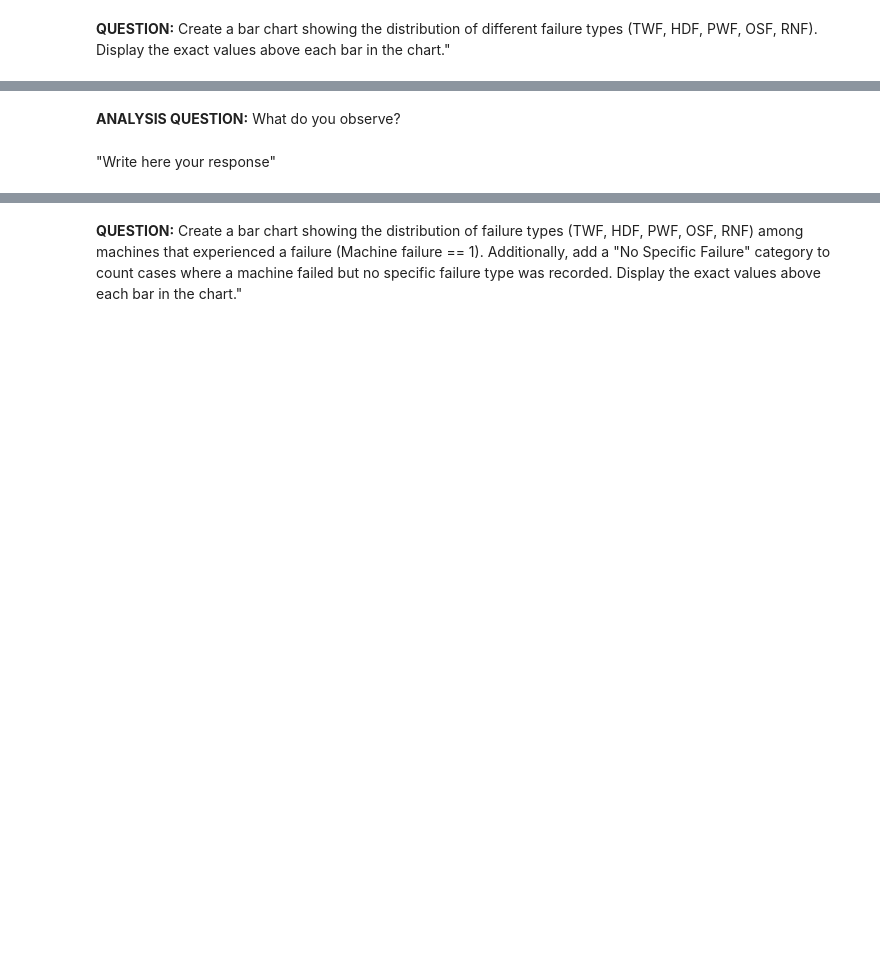
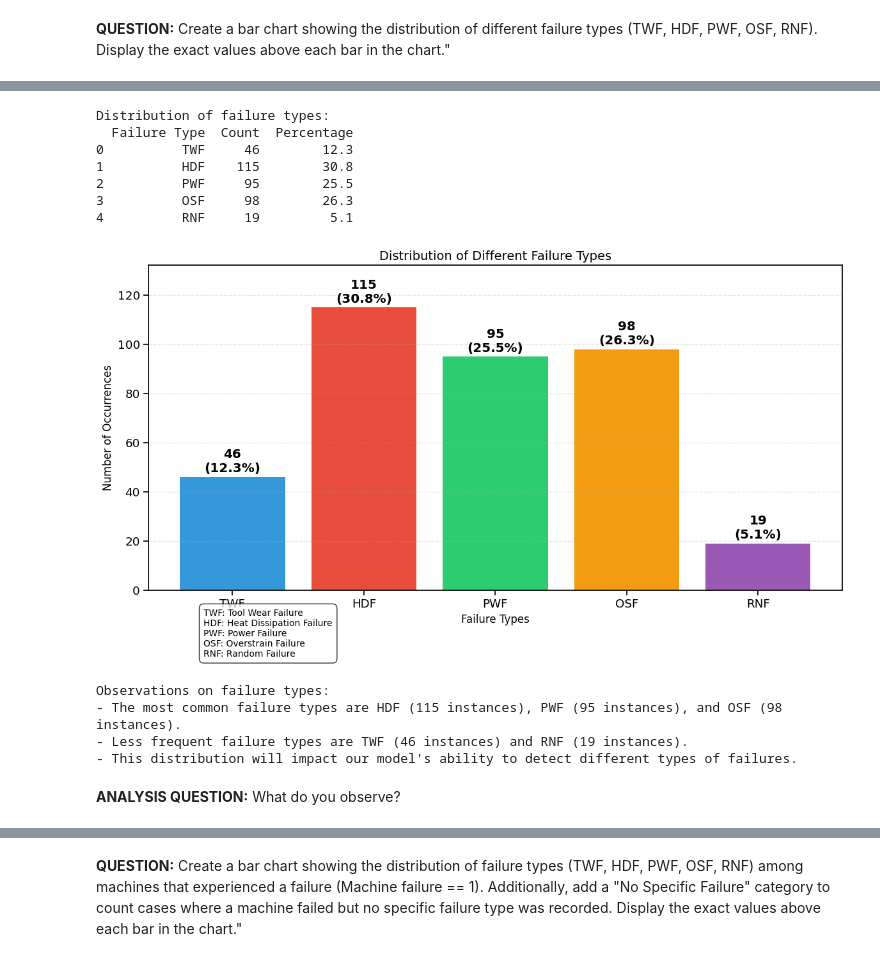
Before and after one commit to Tichow/TP_IA_embarquee, a Jupyter notebook: neural_network/TP_IA_EMBARQUEE.ipynb, the cells around one changed output, grey strips where cells are left out. Saved outputs shown, nothing was run; the diff lists cells and outputs as text; code cells hidden in the pictures; blank space fills up the shorter version.

```diff
--- a/neural_network/TP_IA_EMBARQUEE.ipynb
+++ b/neural_network/TP_IA_EMBARQUEE.ipynb
@@ -113,4 +187,79 @@ plt.show()
+# %%
+# Visualize the distribution of different failure types
+
+# Extract failure type columns
+failure_types = ['TWF', 'HDF', 'PWF', 'OSF', 'RNF']
+failure_counts = [maintenance_data[failure_type].sum() for failure_type in failure_types]
+
+# Create a DataFrame for better analysis
+failure_df = pd.DataFrame({
+    'Failure Type': failure_types,
+    'Count': failure_counts
+})
+
+# Calculate percentage of each failure type
+total_failures = sum(failure_counts)
+failure_df['Percentage'] = (failure_df['Count'] / total_failures * 100).round(1)
+print("Distribution of failure types:")
+print(failure_df)
+
+# Define custom colors for better visualization
+failure_colors = ['#3498db', '#e74c3c', '#2ecc71', '#f39c12', '#9b59b6']
+
+# Create bar chart
+plt.figure(figsize=(12, 7))
+bars = plt.bar(failure_types, failure_counts, color=failure_colors)
+plt.xlabel('Failure Types', fontsize=12)
+plt.ylabel('Number of Occurrences', fontsize=12)
+plt.title('Distribution of Different Failure Types', fontsize=14)
+
+# Add count and percentage labels above each bar
+for bar, count, percentage in zip(bars, failure_counts, failure_df['Percentage']):
+    height = bar.get_height()
+    plt.text(bar.get_x() + bar.get_width()/2., height + 1,
+             f'{count}\n({percentage}%)',
+             ha='center', va='bottom', fontweight='bold')
+
+# Add a grid for better readability
+plt.grid(axis='y', alpha=0.3, linestyle='--')
+
+# Add a legend explaining failure types
+failure_descriptions = {
+    'TWF': 'Tool Wear Failure',
+    'HDF': 'Heat Dissipation Failure',
+    'PWF': 'Power Failure',
+    'OSF': 'Overstrain Failure',
+    'RNF': 'Random Failure'
+}
+
+# Add text box with failure type descriptions
+plt.figtext(0.15, 0.01, '\n'.join([f"{code}: {desc}" for code, desc in failure_descriptions.items()]),
+            fontsize=10, bbox=dict(facecolor='white', alpha=0.8, boxstyle='round,pad=0.5'))
+
+# Adjust plot layout
+plt.ylim(0, max(failure_counts) * 1.15)  # Provide more space at the top
+plt.tight_layout(rect=[0, 0.05, 1, 0.95])
+plt.show()
+
+# Analysis of the distribution
+print("\nObservations on failure types:")
+print(f"- The most common failure types are HDF ({failure_df.iloc[1]['Count']} instances), " +
+      f"PWF ({failure_df.iloc[2]['Count']} instances), and OSF ({failure_df.iloc[3]['Count']} instances).")
+print(f"- Less frequent failure types are TWF ({failure_df.iloc[0]['Count']} instances) " +
+      f"and RNF ({failure_df.iloc[4]['Count']} instances).")
+print("- This distribution will impact our model's ability to detect different types of failures.")
+# %% [output]
+Distribution of failure types:
+  Failure Type  Count  Percentage
+0          TWF     46        12.3
+1          HDF    115        30.8
+2          PWF     95        25.5
+3          OSF     98        26.3
+4          RNF     19         5.1
+[figure, added]
+Observations on failure types:
+- The most common failure types are HDF (115 instances), PWF (95 instances), and OSF (98 instances).
+- Less frequent failure types are TWF (46 instances) and RNF (19 instances).
+- This distribution will impact our model's ability to detect different types of failures.
 # %% [markdown]
 **ANALYSIS QUESTION:** What do you observe?
-# %% [markdown]
-"Write here your response"
```
Also changed, not shown: parts of 39 cells of this notebook.
